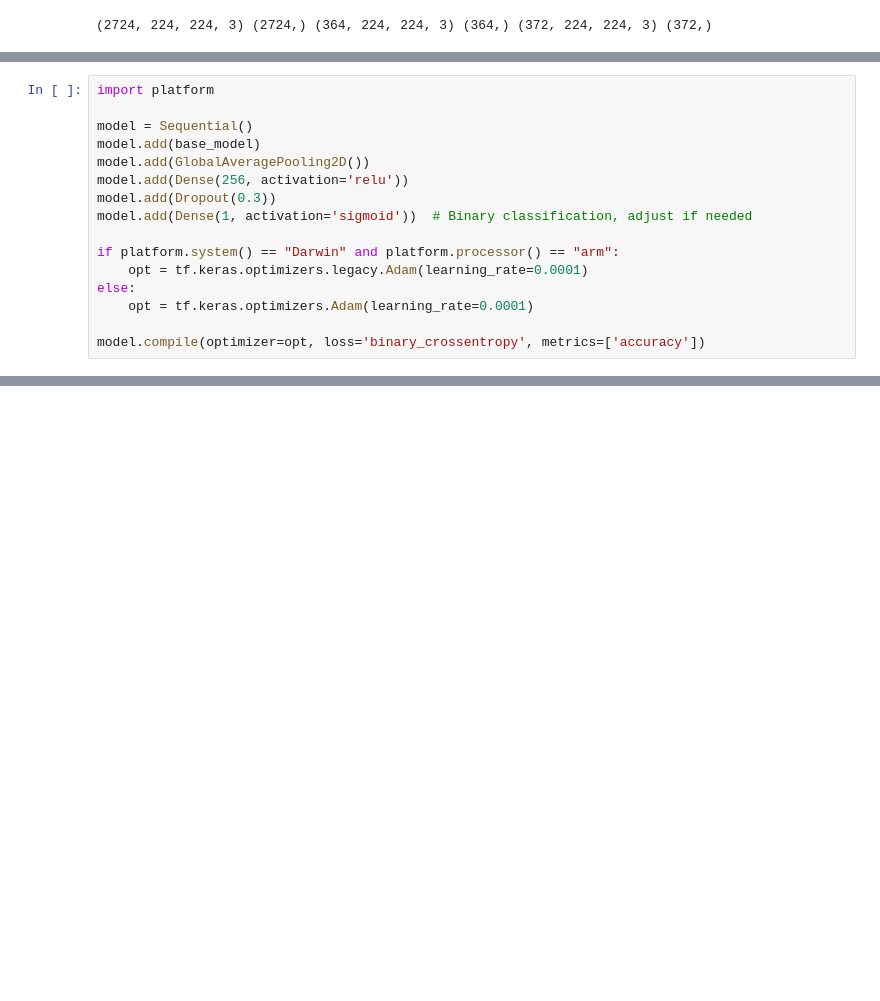
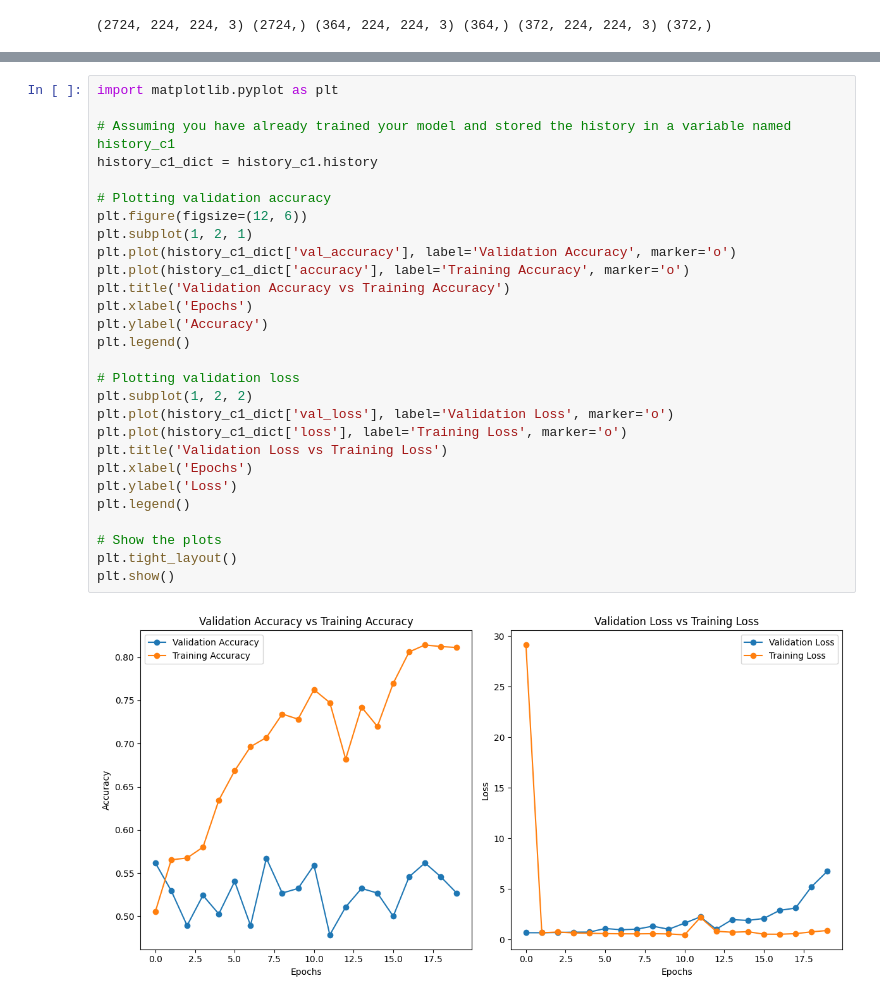
Before and after one commit to sidlakkoju/ML-Toxic-Plant-Classification, a Jupyter notebook: CNN.ipynb, the cells around one changed output, grey strips where cells are left out. Cells and saved outputs as stored; diff of their text form; blank space fills up the shorter version.

```diff
--- a/CNN.ipynb
+++ b/CNN.ipynb
@@ -162,19 +142,3 @@ for layer in base_model.layers:
-# %%
-import platform
-
-model = Sequential()
-model.add(base_model)
-model.add(GlobalAveragePooling2D())
-model.add(Dense(256, activation='relu'))
-model.add(Dropout(0.3))
-model.add(Dense(1, activation='sigmoid'))  # Binary classification, adjust if needed
-
-if platform.system() == "Darwin" and platform.processor() == "arm":
-    opt = tf.keras.optimizers.legacy.Adam(learning_rate=0.0001)
-else:
-    opt = tf.keras.optimizers.Adam(learning_rate=0.0001)
-
-model.compile(optimizer=opt, loss='binary_crossentropy', metrics=['accuracy'])
 # %%
 # Callback to save weights of the best model based on validation accuracy
 checkpoint_callback = tf.keras.callbacks.ModelCheckpoint(
@@ -395,0 +191,30 @@ You must install pydot (`pip install pydot`) and install graphviz (see instructi
+# %%
+import matplotlib.pyplot as plt
+
+# Assuming you have already trained your model and stored the history in a variable named history_c1
+history_c1_dict = history_c1.history
+
+# Plotting validation accuracy
+plt.figure(figsize=(12, 6))
+plt.subplot(1, 2, 1)
+plt.plot(history_c1_dict['val_accuracy'], label='Validation Accuracy', marker='o')
+plt.plot(history_c1_dict['accuracy'], label='Training Accuracy', marker='o')
+plt.title('Validation Accuracy vs Training Accuracy')
+plt.xlabel('Epochs')
+plt.ylabel('Accuracy')
+plt.legend()
+
+# Plotting validation loss
+plt.subplot(1, 2, 2)
+plt.plot(history_c1_dict['val_loss'], label='Validation Loss', marker='o')
+plt.plot(history_c1_dict['loss'], label='Training Loss', marker='o')
+plt.title('Validation Loss vs Training Loss')
+plt.xlabel('Epochs')
+plt.ylabel('Loss')
+plt.legend()
+
+# Show the plots
+plt.tight_layout()
+plt.show()
+# %% [output]
+[figure, added]
```
Also changed, not shown: parts of 15 cells of this notebook, 12 other files.
